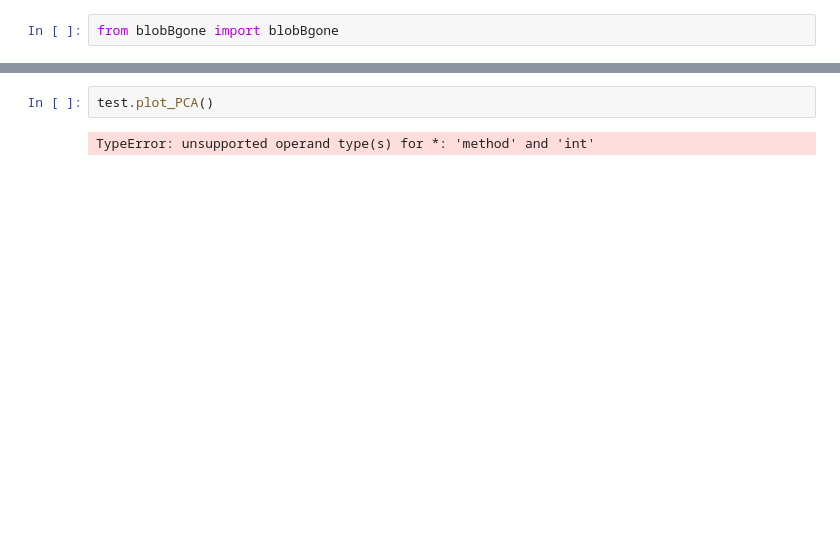
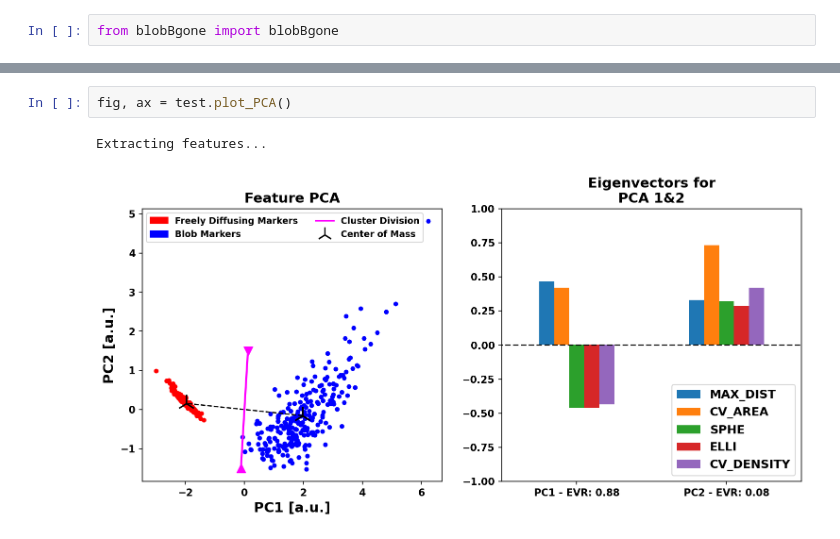
Before and after one commit to Eggeling-Lab-Microscope-Software/blob-B-gone, a Jupyter notebook: sandbox.ipynb, the cells around one changed output, grey strips where cells are left out. Cells and saved outputs as stored; diff of their text form; blank space fills up the shorter version.

```diff
--- a/sandbox.ipynb
+++ b/sandbox.ipynb
@@ -25,4 +27,5 @@ Get the results with the 'blobs' and 'free' attributes or via the 'blob_IDs' and
-# %%
-test.plot_PCA()
-# %% [output]
-TypeError: unsupported operand type(s) for *: 'method' and 'int'
+# %%
+fig, ax = test.plot_PCA()
+# %% [output]
+Extracting features...
+[figure, added]
```
Also changed, not shown: parts of 2 cells of this notebook, 3 other files.
